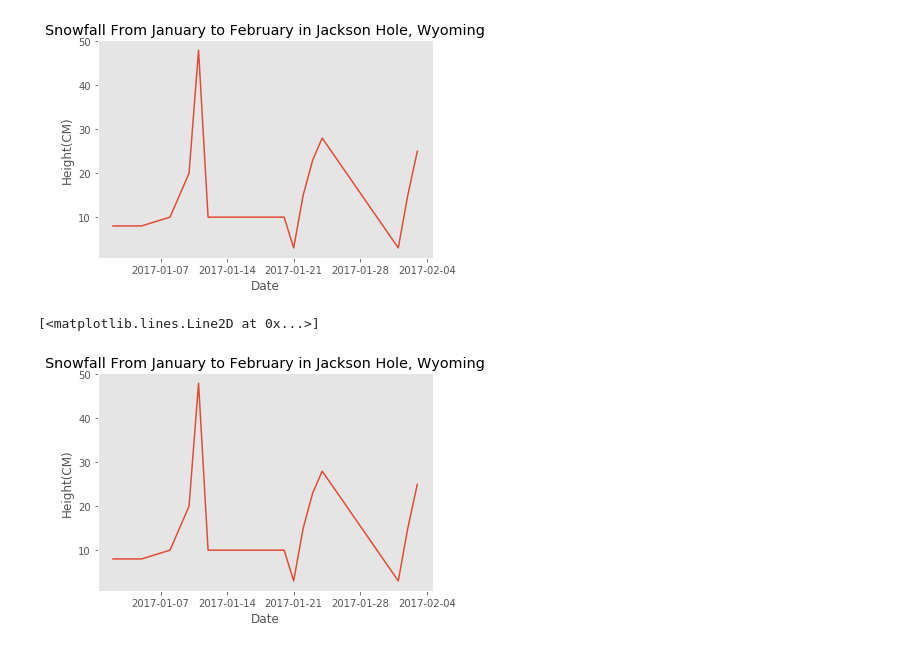
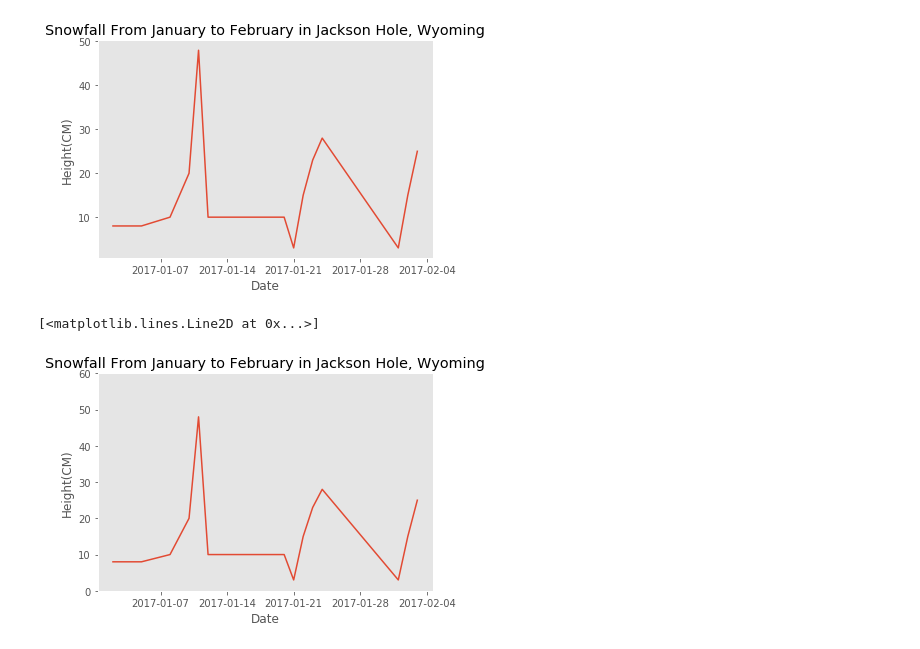
Before and after one commit to a13xk13m/VisualisationPractice, a Jupyter notebook: Assignment 11.ipynb, the cells around one changed output. Cells and saved outputs as stored; diff of their text form; code cells hidden in the pictures.

```diff
--- a/Assignment 11.ipynb
+++ b/Assignment 11.ipynb
@@ -74,12 +74,14 @@ plt.plot(x, y)
 # %%
 #Label x and y axis with proper names
 plt.ylabel("Height(CM)")
 plt.xlabel("Date")
 #Add a title
 plt.title("Snowfall From January to February in Jackson Hole, Wyoming")
 #Remove Gridlines to make the graph look better
 plt.grid(b=None)
+#Extend y limits to look better
+plt.ylim(bottom=0, top=60)
 plt.plot(x, y)
 # %% [output]
 [<matplotlib.lines.Line2D at 0x...>]
-[figure, old version]
+[figure, new version]
```
Also changed, not shown: parts of 3 cells of this notebook.
